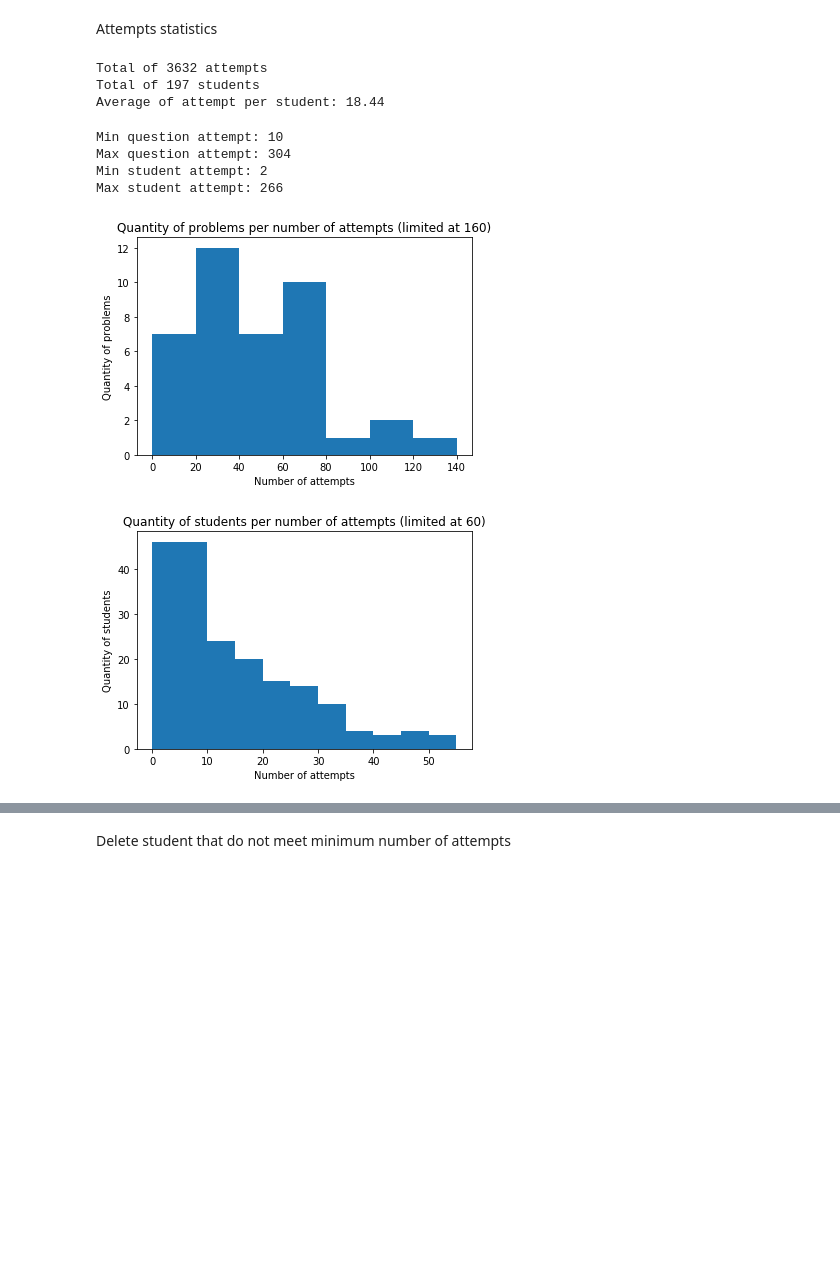
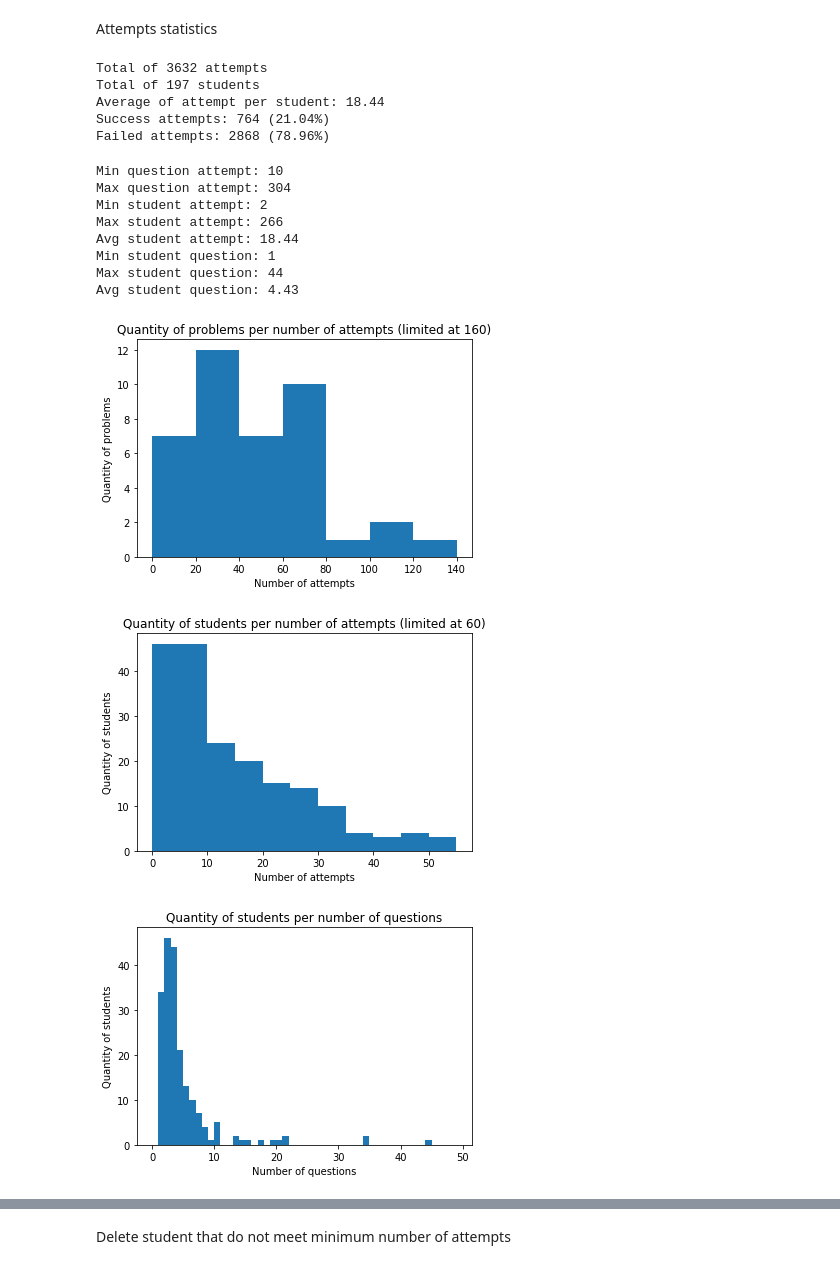
Before and after one commit to MachineTeachingEdu/machine-teaching, a Jupyter notebook: machineteaching/2020_02_19 - EDM 2020 - Creating dataset.ipynb, the cells around one changed output, grey strips where cells are left out. Drawn from its saved outputs; the diff is of its cells as text; code cells hidden in the pictures; blank space fills up the shorter version.

```diff
--- a/machineteaching/2020_02_19 - EDM 2020 - Creating dataset.ipynb
+++ b/machineteaching/2020_02_19 - EDM 2020 - Creating dataset.ipynb
@@ -199,46 +199,63 @@ users = UserLog.objects.filter(problem__in=problems).exclude(outcome='S').exclud
     "user__id", "problem_id", "attempt", "score"#"outcome", "timestamp"
 ).order_by("timestamp").filter(attempt=1).values_list('user_id', flat=True)
 
-data_unordered = UserLog.objects.filter(problem__in=problems).exclude(outcome='S').annotate(
+data = UserLog.objects.filter(problem__in=problems).exclude(outcome='S').annotate(
     attempt=Subquery(attempts, output_field=IntegerField())).annotate(
     score=Case(
-        When(outcome='F', then=Value(0.1)),
+        When(outcome='F', then=Value(0)),
         When(outcome='P', then=Value(1)),
         output_field=IntegerField())).values_list(
-    "user__id", "problem_id", "attempt", "score", #"outcome", "timestamp"
-).filter(user__in=users)
-
-data = data_unordered.order_by("timestamp")
+    "user__id", "problem_id", "attempt", "score", #"outcome", #"timestamp"
+).order_by("timestamp").filter(user__in=users)
 # %% [markdown]
 Attempts statistics
 # %%
 attempts_total = data.count()
 users_total = users.count()
+success_attempts = data.filter(score=1)
+fail_attempts = data.filter(score=0)
 
 print("Total of %d attempts" % attempts_total)
 print("Total of %d students" % users_total)
 print("Average of attempt per student: %.2f" % (attempts_total/users_total))
+print("Success attempts: %d (%.2f%%)" % (success_attempts.count(),100*success_attempts.count()/attempts_total))
+print("Failed attempts: %d (%.2f%%)" % (fail_attempts.count(), 100*fail_attempts.count()/attempts_total))
 # %% [output]
 Total of 3632 attempts
 Total of 197 students
 Average of attempt per student: 18.44
+Success attempts: 764 (21.04%)
+Failed attempts: 2868 (78.96%)
 # %%
 attempts_per_question = defaultdict(int)
 attempts_per_student = defaultdict(int)
+questions_per_student = defaultdict(set)
+total_questions_per_student = defaultdict(int)
+
 for row in data:
     s_idx, q_idx, a_idx, outcome = row
     attempts_per_question[q_idx] += 1
     attempts_per_student[s_idx] += 1
+    questions_per_student[s_idx].add(q_idx)
+    total_questions_per_student[s_idx] = len(questions_per_student[s_idx])
 
 min_question_attempt = min(attempts_per_question.values())
 max_question_attempt = max(attempts_per_question.values())
 min_student_attempt = min(attempts_per_student.values())
 max_student_attempt = max(attempts_per_student.values())
+avg_student_attempt = np.mean(list(attempts_per_student.values()))
+min_student_question = min(total_questions_per_student.values())
+max_student_question = max(total_questions_per_student.values())
+avg_student_question = np.mean(list(total_questions_per_student.values()))
 
 print("Min question attempt: %d" % min_question_attempt)
 print("Max question attempt: %d" % max_question_attempt)
 print("Min student attempt: %d" % min_student_attempt)
 print("Max student attempt: %d" % max_student_attempt)
+print("Avg student attempt: %.2f" % avg_student_attempt)
+print("Min student question: %d" % min_student_question)
+print("Max student question: %d" % max_student_question)
+print("Avg student question: %.2f" % avg_student_question)
 
 # f, subs = plt.subplots(1, 2, figsize=(12,4))
 fig = plt.figure(figsize=(6,4))
@@ -249,30 +266,44 @@ fig = plt.figure(figsize=(6,4))
 plt.hist(attempts_per_question.values(), bins=list(range(0,160, 20)))
 plt.title("Quantity of problems per number of attempts (limited at 160)")
 plt.xlabel("Number of attempts")
 plt.ylabel("Quantity of problems")
 plt.savefig('edm2020/attempts_problems.eps', format='eps')
 plt.savefig('edm2020/attempts_problems.png', format='png')
 plt.show()
 
 fig = plt.figure(figsize=(6,4))
 plt.hist(attempts_per_student.values(), bins=list(range(0,60,5)))
 plt.title("Quantity of students per number of attempts (limited at 60)")
 plt.xlabel("Number of attempts")
 plt.ylabel("Quantity of students")
 plt.savefig('edm2020/attempts_students.eps', format='eps')
 plt.savefig('edm2020/attempts_students.png', format='png')
+plt.show()
 
 # bins_students = subs[1].hist(attempts_per_student.values(), bins=list(range(0,60,5)))
 # subs[1].set_title("Quantity of students per number of attempts (limited at 60)")
 # subs[1].set_xlabel("Number of attempts")
 # subs[1].set_ylabel("Quantity of students")
 # # subs[1][1].hist(attempts_per_student.values(), bins=list(range(60,400,5)))
 # plt.tight_layout()
+
+fig = plt.figure(figsize=(6,4))
+bins = plt.hist(total_questions_per_student.values(), bins=list(range(0,50,1)))
+plt.title("Quantity of students per number of questions")
+plt.xlabel("Number of questions")
+plt.ylabel("Quantity of students")
+# plt.savefig('edm2020/attempts_students.eps', format='eps')
+# plt.savefig('edm2020/attempts_students.png', format='png')
 plt.show()
 # %% [output]
 Min question attempt: 10
 Max question attempt: 304
 Min student attempt: 2
 Max student attempt: 266
+Avg student attempt: 18.44
+Min student question: 1
+Max student question: 44
+Avg student question: 4.43
 [figure]
 [figure]
+[figure, added]
```
Also changed, not shown: parts of 2 cells of this notebook, 1 other file.
